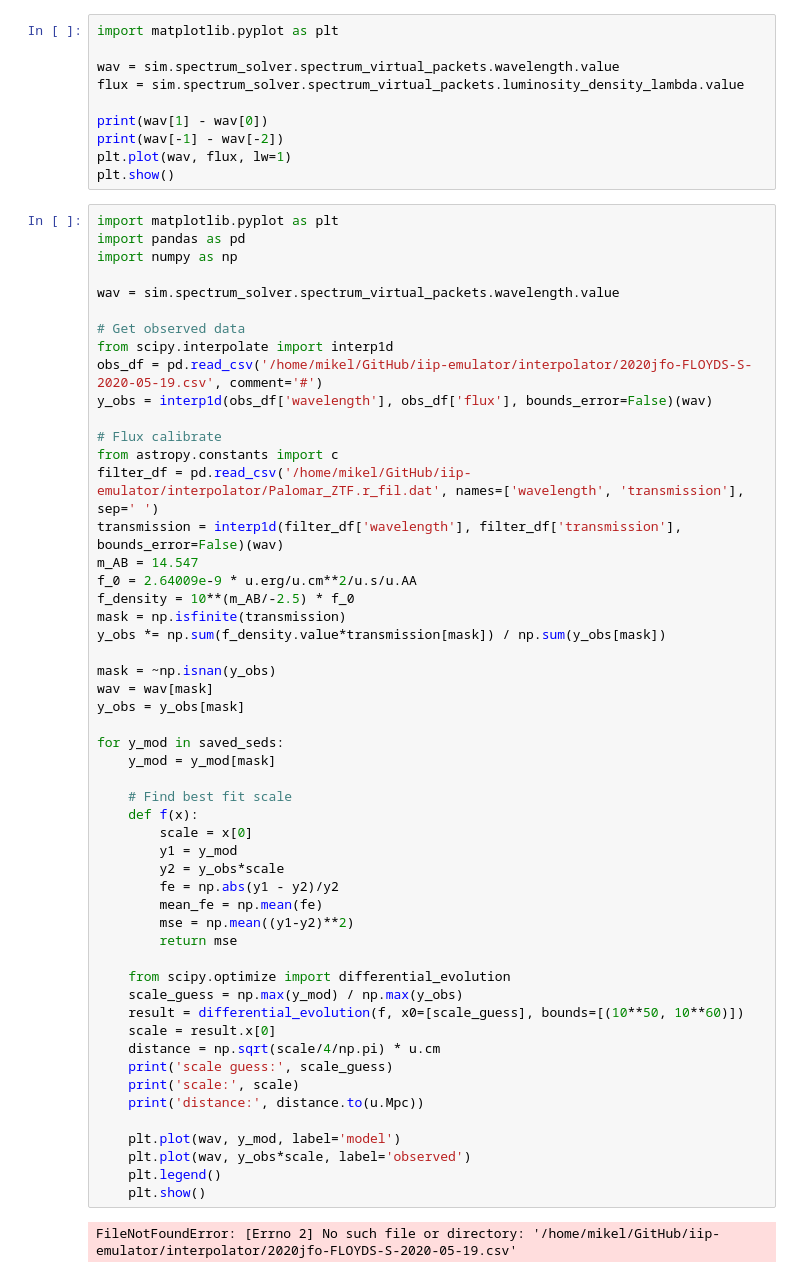
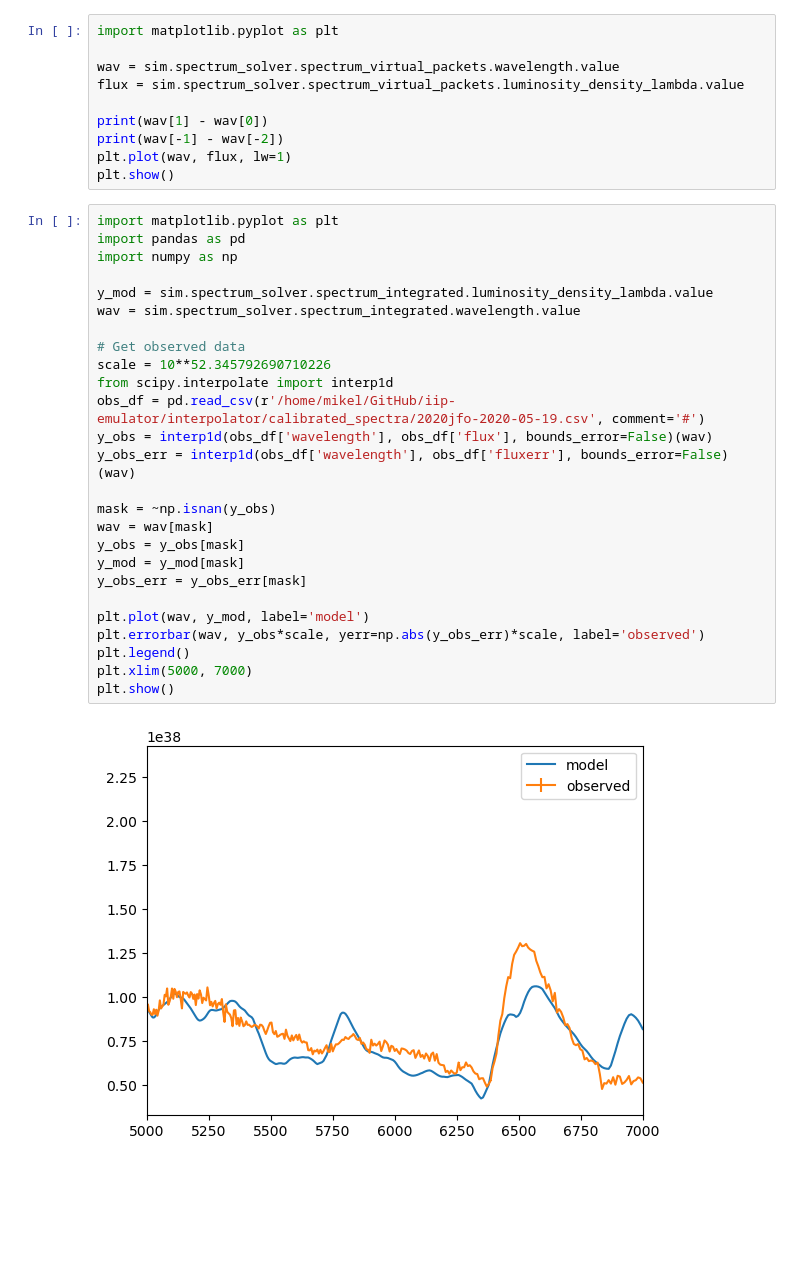
Before and after one commit to MichaelLukaszyk/iip-emulator, a Jupyter notebook: tardis_sandbox/tardis_sandbox.ipynb, the cells around one changed output. Drawn from its saved outputs; the diff is of its cells as text; blank space fills up the shorter version.

```diff
--- a/tardis_sandbox/tardis_sandbox.ipynb
+++ b/tardis_sandbox/tardis_sandbox.ipynb
@@ -69,54 +70,28 @@ plt.show()
 # %%
 import matplotlib.pyplot as plt
 import pandas as pd
 import numpy as np
 
-wav = sim.spectrum_solver.spectrum_virtual_packets.wavelength.value
+y_mod = sim.spectrum_solver.spectrum_integrated.luminosity_density_lambda.value
+wav = sim.spectrum_solver.spectrum_integrated.wavelength.value
 
 # Get observed data
+scale = 10**52.345792690710226
 from scipy.interpolate import interp1d
-obs_df = pd.read_csv('/home/mikel/GitHub/iip-emulator/interpolator/2020jfo-FLOYDS-S-2020-05-19.csv', comment='#')
+obs_df = pd.read_csv(r'/home/mikel/GitHub/iip-emulator/interpolator/calibrated_spectra/2020jfo-2020-05-19.csv', comment='#')
 y_obs = interp1d(obs_df['wavelength'], obs_df['flux'], bounds_error=False)(wav)
-
-# Flux calibrate
-from astropy.constants import c
-filter_df = pd.read_csv('/home/mikel/GitHub/iip-emulator/interpolator/Palomar_ZTF.r_fil.dat', names=['wavelength', 'transmission'], sep=' ')
-transmission = interp1d(filter_df['wavelength'], filter_df['transmission'], bounds_error=False)(wav)
-m_AB = 14.547
-f_0 = 2.64009e-9 * u.erg/u.cm**2/u.s/u.AA
-f_density = 10**(m_AB/-2.5) * f_0
-mask = np.isfinite(transmission)
-y_obs *= np.sum(f_density.value*transmission[mask]) / np.sum(y_obs[mask])
+y_obs_err = interp1d(obs_df['wavelength'], obs_df['fluxerr'], bounds_error=False)(wav)
 
 mask = ~np.isnan(y_obs)
 wav = wav[mask]
 y_obs = y_obs[mask]
+y_mod = y_mod[mask]
+y_obs_err = y_obs_err[mask]
 
-for y_mod in saved_seds:
-    y_mod = y_mod[mask]
-
-    # Find best fit scale
-    def f(x):
-        scale = x[0]
-        y1 = y_mod
-        y2 = y_obs*scale
-        fe = np.abs(y1 - y2)/y2
-        mean_fe = np.mean(fe)
-        mse = np.mean((y1-y2)**2)
-        return mse
-
-    from scipy.optimize import differential_evolution
-    scale_guess = np.max(y_mod) / np.max(y_obs)
-    result = differential_evolution(f, x0=[scale_guess], bounds=[(10**50, 10**60)])
-    scale = result.x[0]
-    distance = np.sqrt(scale/4/np.pi) * u.cm
-    print('scale guess:', scale_guess)
-    print('scale:', scale)
-    print('distance:', distance.to(u.Mpc))
-
-    plt.plot(wav, y_mod, label='model')
-    plt.plot(wav, y_obs*scale, label='observed')
-    plt.legend()
-    plt.show()
+plt.plot(wav, y_mod, label='model')
+plt.errorbar(wav, y_obs*scale, yerr=np.abs(y_obs_err)*scale, label='observed')
+plt.legend()
+plt.xlim(5000, 7000)
+plt.show()
 # %% [output]
-FileNotFoundError: [Errno 2] No such file or directory: '/home/mikel/GitHub/iip-emulator/interpolator/2020jfo-FLOYDS-S-2020-05-19.csv'
+[figure, added]
```
Also changed, not shown: parts of 3 cells of this notebook, 1 other file.
